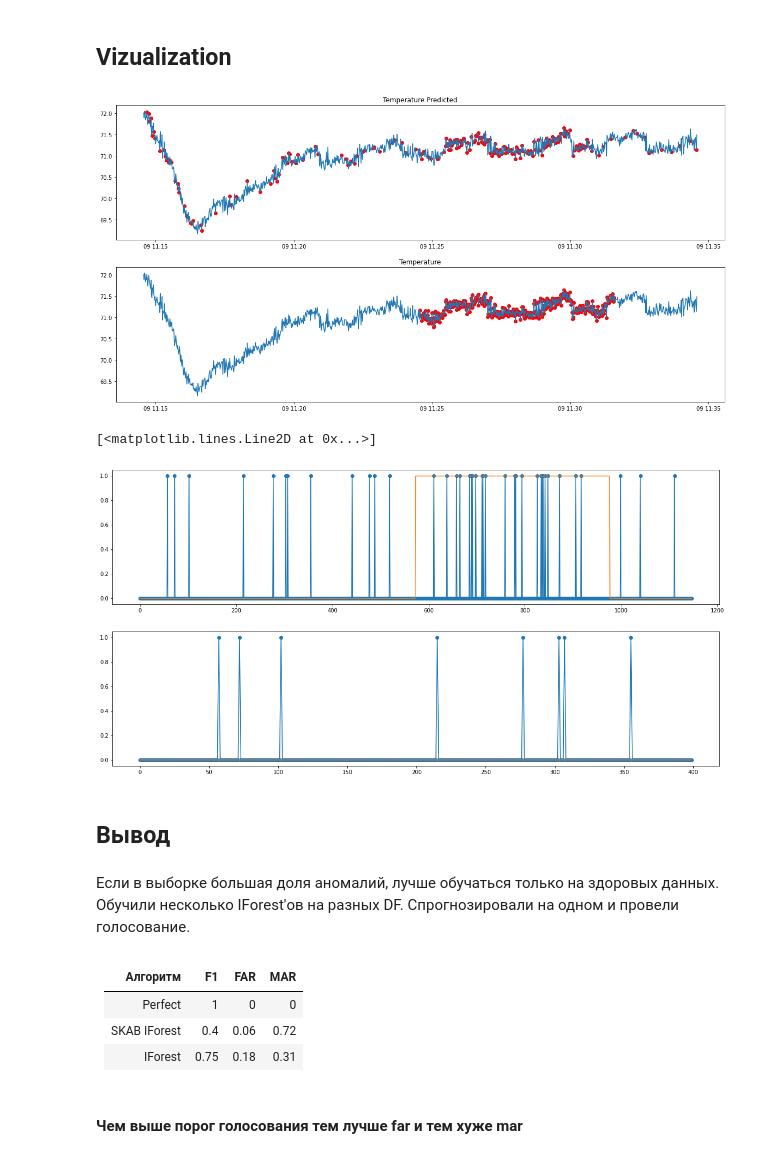
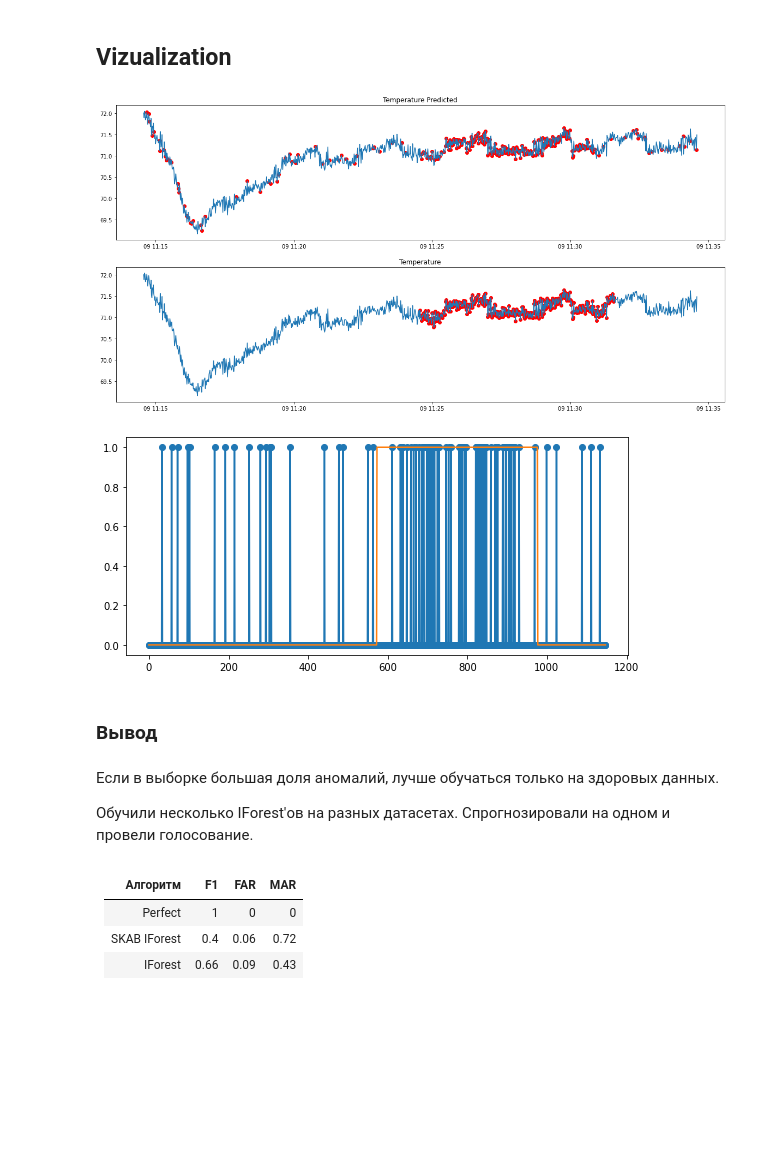
Before and after one commit to dabdya/anomaly_detection, a Jupyter notebook: IForest.ipynb, the cells around one changed output. Saved outputs shown, nothing was run; the diff lists cells and outputs as text; code cells hidden in the pictures; blank space fills up the shorter version.

```diff
--- a/IForest.ipynb
+++ b/IForest.ipynb
@@ -95,0 +93,3 @@ VOTE_THRESHOLD = 0.7
+# %%
+TRAIN_SIZE = 500
+VOTE_THRESHOLD = 0.7
@@ -107,20 +110,25 @@ from tqdm import tqdm
 # %%
+bar = IntProgress(
+    min=0, max=len(list_of_df),
+    description='Computing', style={'bar_color': '#61dc8a'},)
+
+display(bar)
+
 clf = IsolationForest(contamination=0.01, n_jobs=-1)
-list_of_predictions=[]
+list_of_predictions = []
 
-for i, df in tqdm(enumerate(list_of_df)):
+for df in list_of_df:
     df = df.drop(["anomaly", "changepoint"], axis=1)
     clf.fit(df.values[:TRAIN_SIZE])
     predictions_raw = clf.predict(df_test.values)
     predictions = pd.Series(predictions_raw).map({-1: 1, 1:0})
     list_of_predictions.append(predictions)
+    bar.value += 1
 
-all_predictions = pd.DataFrame(list_of_predictions).T
-voting_res = (all_predictions.mean(axis=1) > VOTE_THRESHOLD).astype(int)
+all_predictions = pd.DataFrame(list_of_predictions)
+voting_res = (all_predictions.mean() > VOTE_THRESHOLD).astype(int)
 
-mar_res = mar(y_test, voting_res)
-far_res = far(y_test, voting_res)
-f1_res = f1_score(y_test, voting_res)
-
-print(f"F1 = {round(f1_res, 2)}\nFAR = {round(far_res, 2)}\nMAR = {round(mar_res, 2)}")
+print(f"""F1 = {round(f1_score(y_test, voting_res), 2)}
+FAR = {round(far(y_test, voting_res), 2)}
+MAR = {round(mar(y_test, voting_res), 2)}""")
 # %% [output]
@@ -177,31 +156,27 @@ axs[1].set_title("Temperature")
 
 plt.show()
 # %% [output]
-[figure, old version]
+[figure, new version]
 # %%
-fig, axs = plt.subplots(2, 1, figsize=(20,10))
+fig, ax = plt.subplots(figsize=(9,4))
 temperatures = df.Temperature
 
 y = pd.Series(predictions)
-axs[0].plot(range(len(y)), y, marker='o')
-axs[0].plot(range(len(y_test)), y_test)
+ax.plot(range(len(y)), y, marker='o')
+ax.plot(range(len(y_test)), y_test)
 
-y = pd.Series(predictions)
-axs[1].plot(range(len(y[:400])), y[:400], marker='o')
-axs[1].plot(range(len(y_test[:400])), y_test[:400])
+plt.show()
 # %% [output]
-[<matplotlib.lines.Line2D at 0x...>]
-[figure, old version]
+[figure, new version]
 # %% [markdown]
-## Вывод
+### Вывод
 # %% [markdown]
 Если в выборке большая доля аномалий, лучше обучаться только на здоровых данных.
-Обучили несколько IForest'ов на разных DF. Спрогнозировали на одном и провели голосование.
+
+Обучили несколько IForest'ов на разных датасетах. Спрогнозировали на одном и провели голосование.
 # %% [markdown]
 Алгоритм  |  F1  | FAR | MAR |
 --- | --- | --- |--- |
 Perfect | 1 | 0 | 0
 SKAB IForest | 0.4 | 0.06 | 0.72
-IForest | 0.75 | 0.18 | 0.31
+IForest | 0.66 | 0.09 | 0.43
-# %% [markdown]
-####  Чем выше порог голосования тем лучше far и тем хуже mar
```
Also changed, not shown: parts of 12 cells of this notebook, 12 other files.
